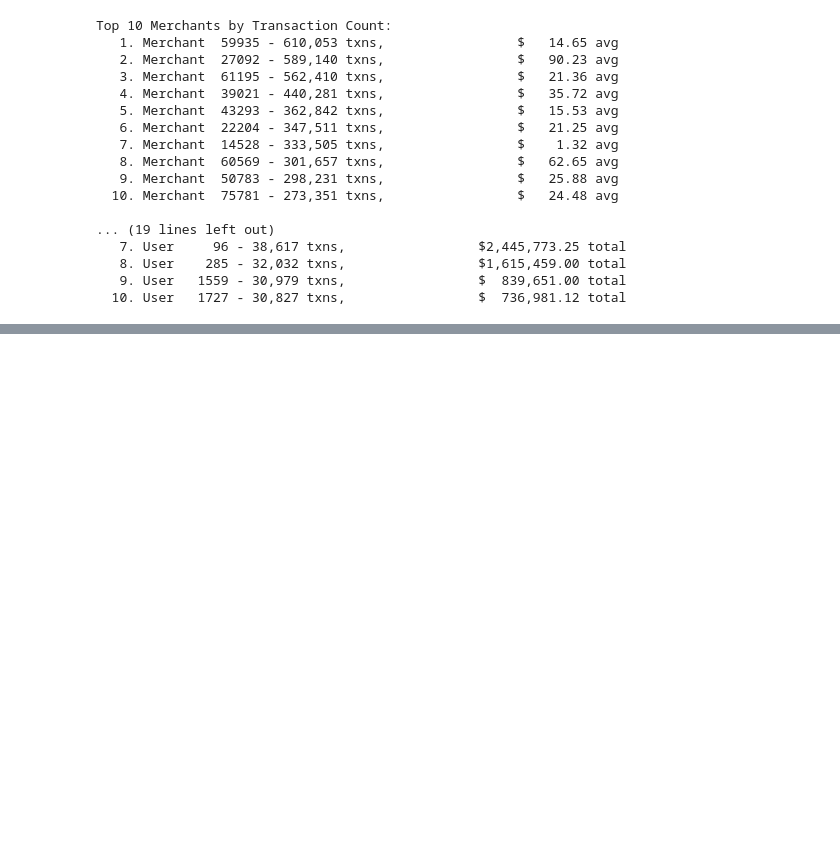
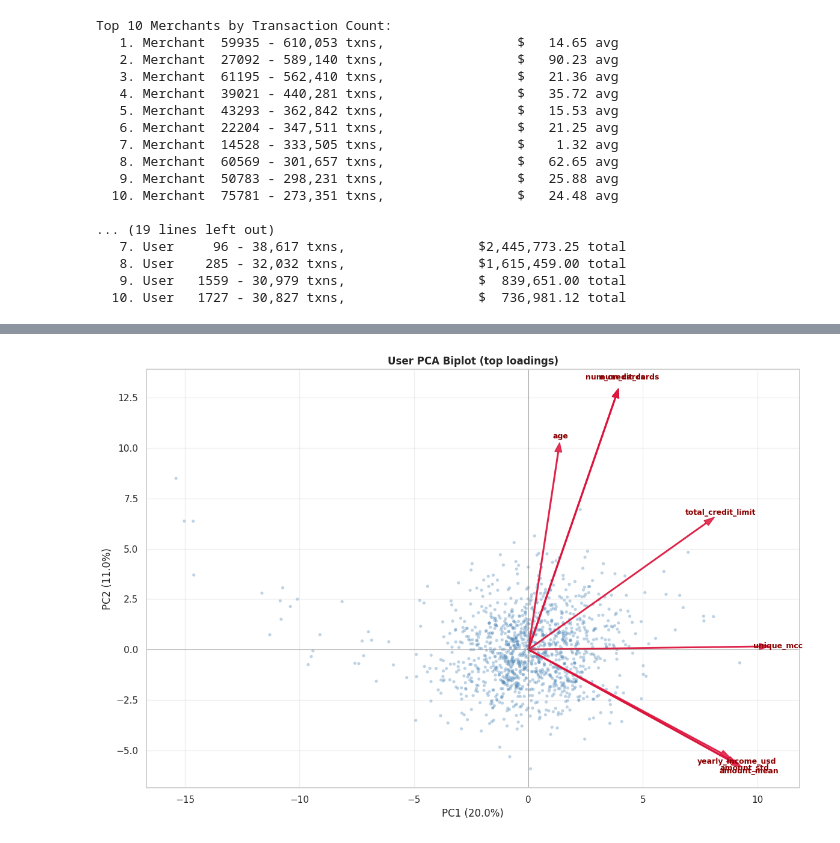
Before and after one commit to rrubaszek/TransactionDatasetAnalysis, a Jupyter notebook: notebooks/03-eda-analysis.ipynb, the cells around one changed output, grey strips where cells are left out. Saved outputs shown, nothing was run; the diff lists cells and outputs as text; code cells hidden in the pictures; blank space fills up the shorter version.

```diff
--- a/notebooks/03-eda-analysis.ipynb
+++ b/notebooks/03-eda-analysis.ipynb
@@ -111,0 +159,4 @@ Saved: /home/robert/TAI/DataAnalysis/lab1/plots/us_merchant_map.png
+# %%
+analysis.plot_graph(plot_pca_biplot, pca.scores, pca.loadings, pca.explained_variance)
+# %% [output]
+[figure, added]
```
Also changed, not shown: parts of 18 cells of this notebook, 2 other files.
